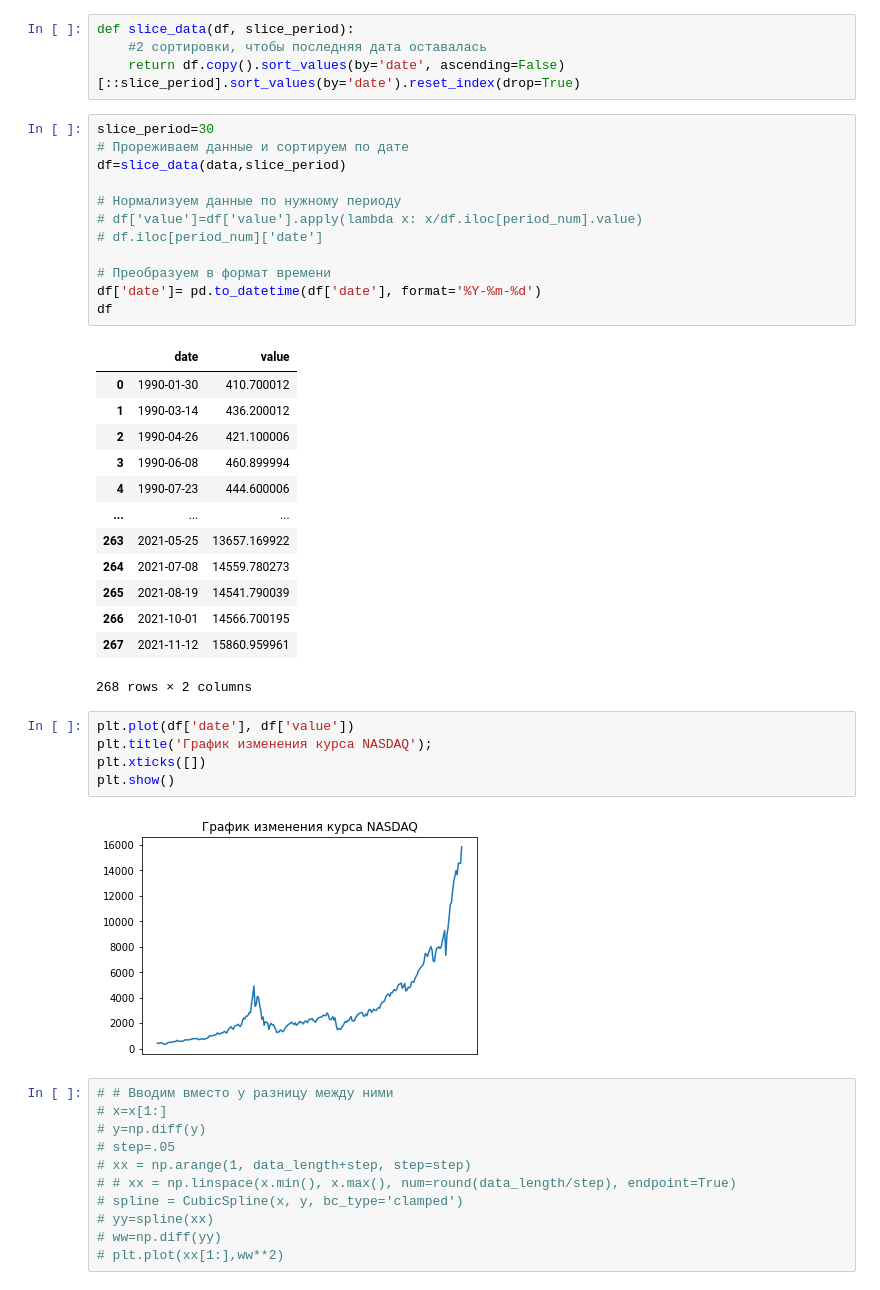
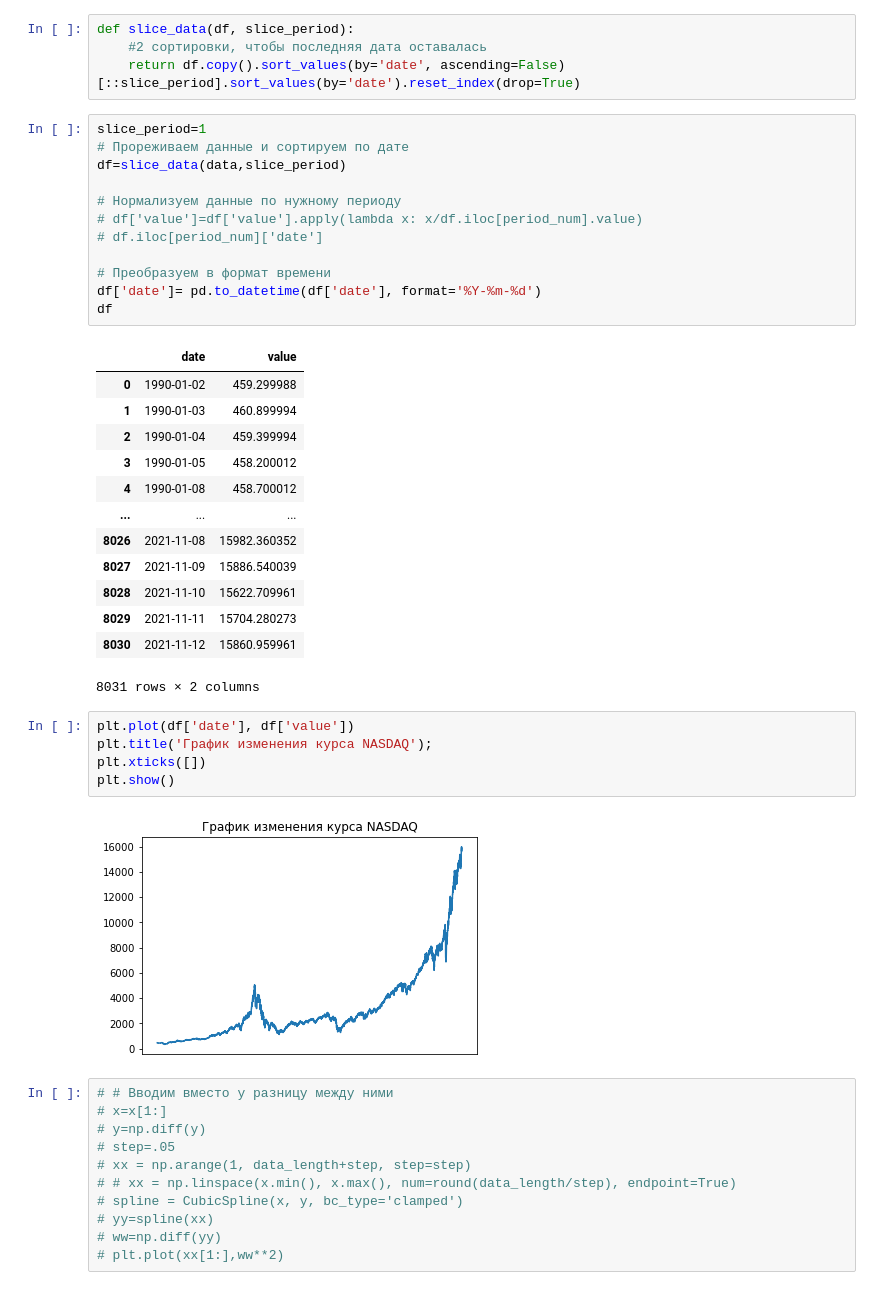
Before and after one commit to Karpovich-alex/phase-portrait-Nasdaq, a Jupyter notebook: Article-NASDAQ.ipynb, the cells around one changed output. Saved outputs shown, nothing was run; the diff lists cells and outputs as text.

```diff
--- a/Article-NASDAQ.ipynb
+++ b/Article-NASDAQ.ipynb
@@ -28,38 +28,38 @@ def slice_data(df, slice_period):
     #2 сортировки, чтобы последняя дата оставалась
     return df.copy().sort_values(by='date', ascending=False)[::slice_period].sort_values(by='date').reset_index(drop=True)
 # %%
-slice_period=30
+slice_period=1
 # Прореживаем данные и сортируем по дате
 df=slice_data(data,slice_period)
 
 # Нормализуем данные по нужному периоду
 # df['value']=df['value'].apply(lambda x: x/df.iloc[period_num].value)
 # df.iloc[period_num]['date']
 
 # Преобразуем в формат времени
 df['date']= pd.to_datetime(df['date'], format='%Y-%m-%d')
 df
 # %% [output]
 |  | date | value |
-| 0 | 1990-01-30 | 410.700012 |
-| 1 | 1990-03-14 | 436.200012 |
-| 2 | 1990-04-26 | 421.100006 |
-| 3 | 1990-06-08 | 460.899994 |
-| 4 | 1990-07-23 | 444.600006 |
+| 0 | 1990-01-02 | 459.299988 |
+| 1 | 1990-01-03 | 460.899994 |
+| 2 | 1990-01-04 | 459.399994 |
+| 3 | 1990-01-05 | 458.200012 |
+| 4 | 1990-01-08 | 458.700012 |
 | ... | ... | ... |
-| 263 | 2021-05-25 | 13657.169922 |
-| 264 | 2021-07-08 | 14559.780273 |
-| 265 | 2021-08-19 | 14541.790039 |
-| 266 | 2021-10-01 | 14566.700195 |
-| 267 | 2021-11-12 | 15860.959961 |
+| 8026 | 2021-11-08 | 15982.360352 |
+| 8027 | 2021-11-09 | 15886.540039 |
+| 8028 | 2021-11-10 | 15622.709961 |
+| 8029 | 2021-11-11 | 15704.280273 |
+| 8030 | 2021-11-12 | 15860.959961 |
-268 rows × 2 columns
+8031 rows × 2 columns
 # %%
 plt.plot(df['date'], df['value'])
 plt.title('График изменения курса NASDAQ');
 plt.xticks([])
 plt.show()
 # %% [output]
-[figure, old version]
+[figure, new version]
 # %%
 # # Вводим вместо y разницу между ними
 # x=x[1:]
```
Also changed, not shown: parts of 12 cells of this notebook, 1 other file.
